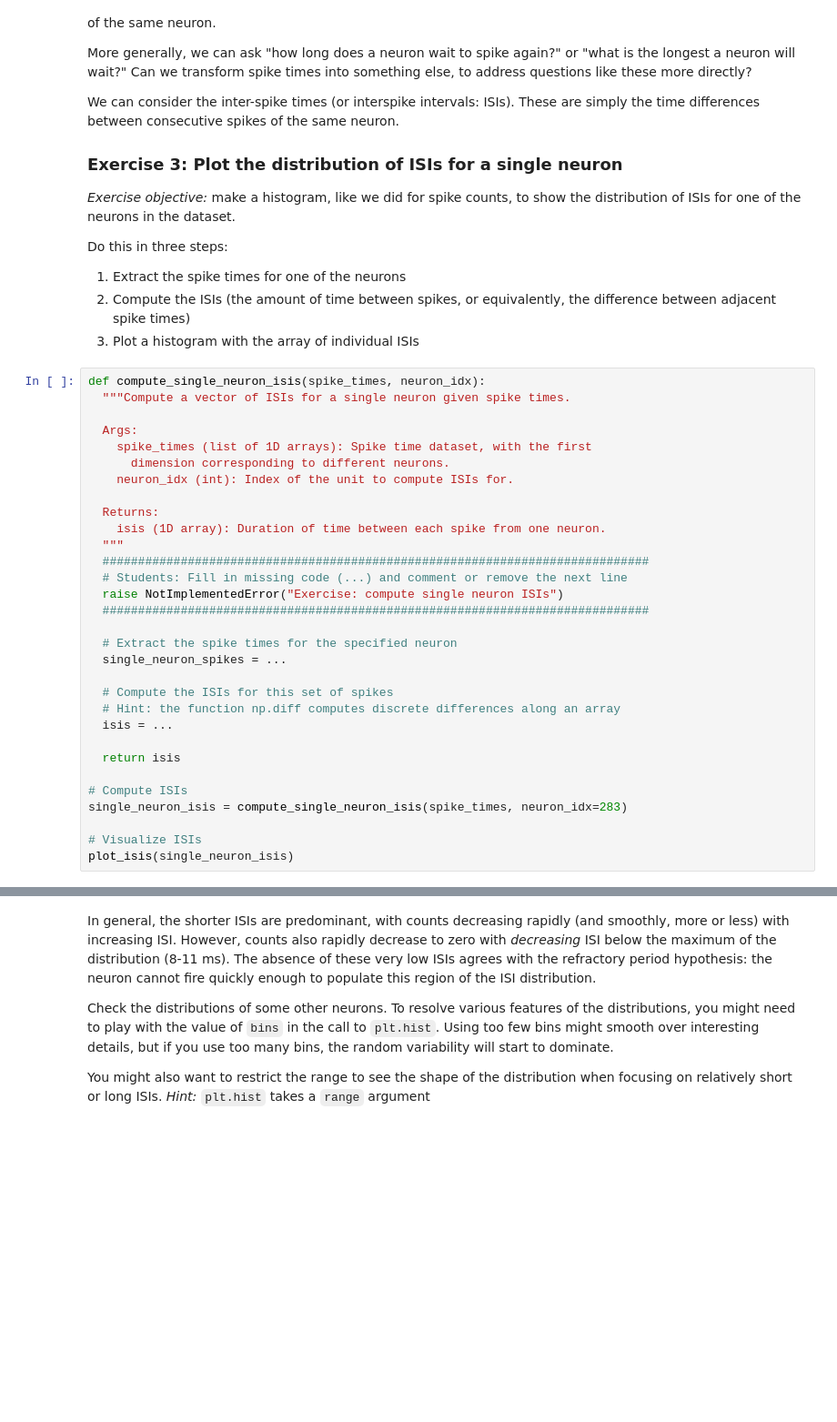
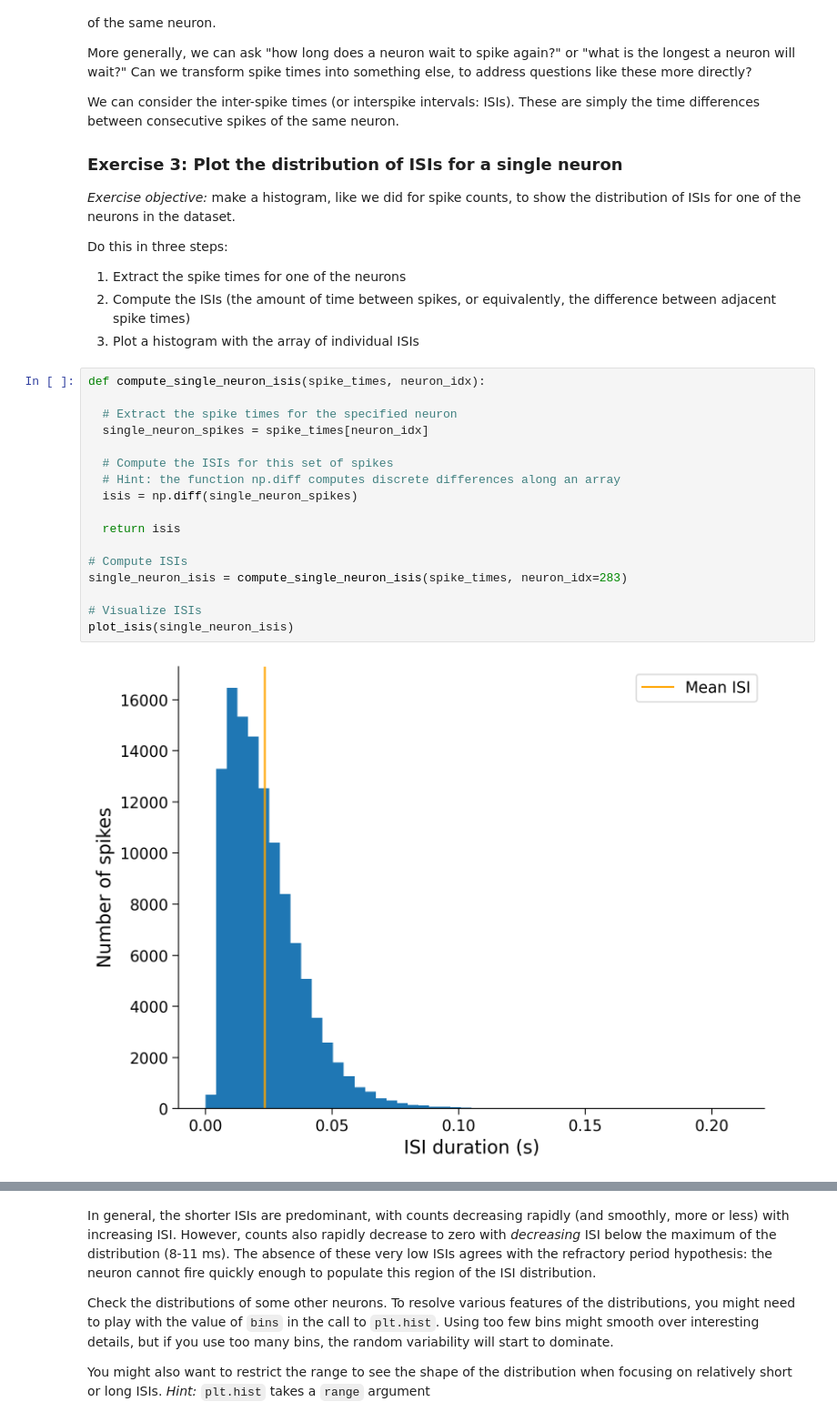
Before and after one commit to Clavert245/Clavert245, a Jupyter notebook: tutorials/W1D1_ModelTypes/student/W1D1_Tutorial1.ipynb, the cells around one changed output, grey strips where cells are left out. Shown at 91% size. Cells and saved outputs as stored; diff of their text form; blank space fills up the shorter version.

```diff
--- a/tutorials/W1D1_ModelTypes/student/W1D1_Tutorial1.ipynb
+++ b/tutorials/W1D1_ModelTypes/student/W1D1_Tutorial1.ipynb
@@ -552,35 +577,23 @@ Do this in three steps:
 3. Plot a histogram with the array of individual ISIs
 # %%
 def compute_single_neuron_isis(spike_times, neuron_idx):
-  """Compute a vector of ISIs for a single neuron given spike times.
-
-  Args:
-    spike_times (list of 1D arrays): Spike time dataset, with the first
-      dimension corresponding to different neurons.
-    neuron_idx (int): Index of the unit to compute ISIs for.
-
-  Returns:
-    isis (1D array): Duration of time between each spike from one neuron.
-  """
-  #############################################################################
-  # Students: Fill in missing code (...) and comment or remove the next line
-  raise NotImplementedError("Exercise: compute single neuron ISIs")
-  #############################################################################
 
   # Extract the spike times for the specified neuron
-  single_neuron_spikes = ...
+  single_neuron_spikes = spike_times[neuron_idx]
 
   # Compute the ISIs for this set of spikes
   # Hint: the function np.diff computes discrete differences along an array
-  isis = ...
+  isis = np.diff(single_neuron_spikes)
 
   return isis
 
 # Compute ISIs
 single_neuron_isis = compute_single_neuron_isis(spike_times, neuron_idx=283)
 
 # Visualize ISIs
 plot_isis(single_neuron_isis)
+# %% [output]
+[figure, added]
 # %% [markdown]
 [*Click for solution*](https://github.com/NeuromatchAcademy/course-content/tree/main/tutorials/W1D1_ModelTypes/solutions/W1D1_Tutorial1_Solution_2972c168.py)
 
```
Also changed, not shown: parts of 7 cells of this notebook.
